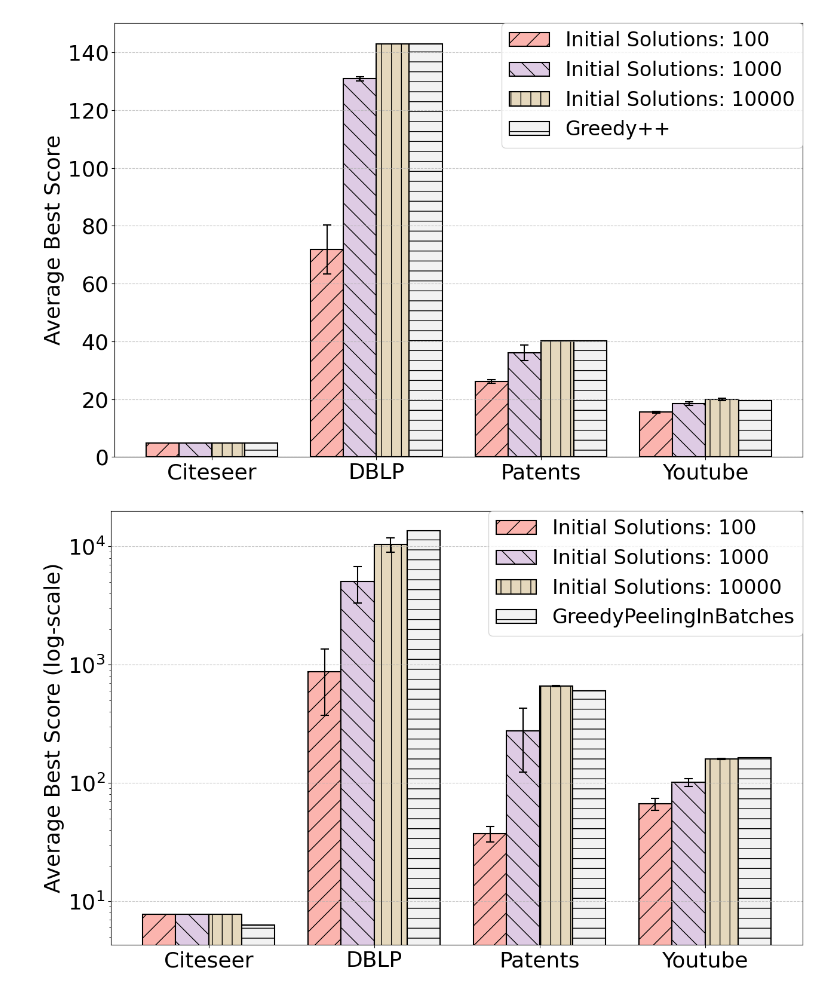
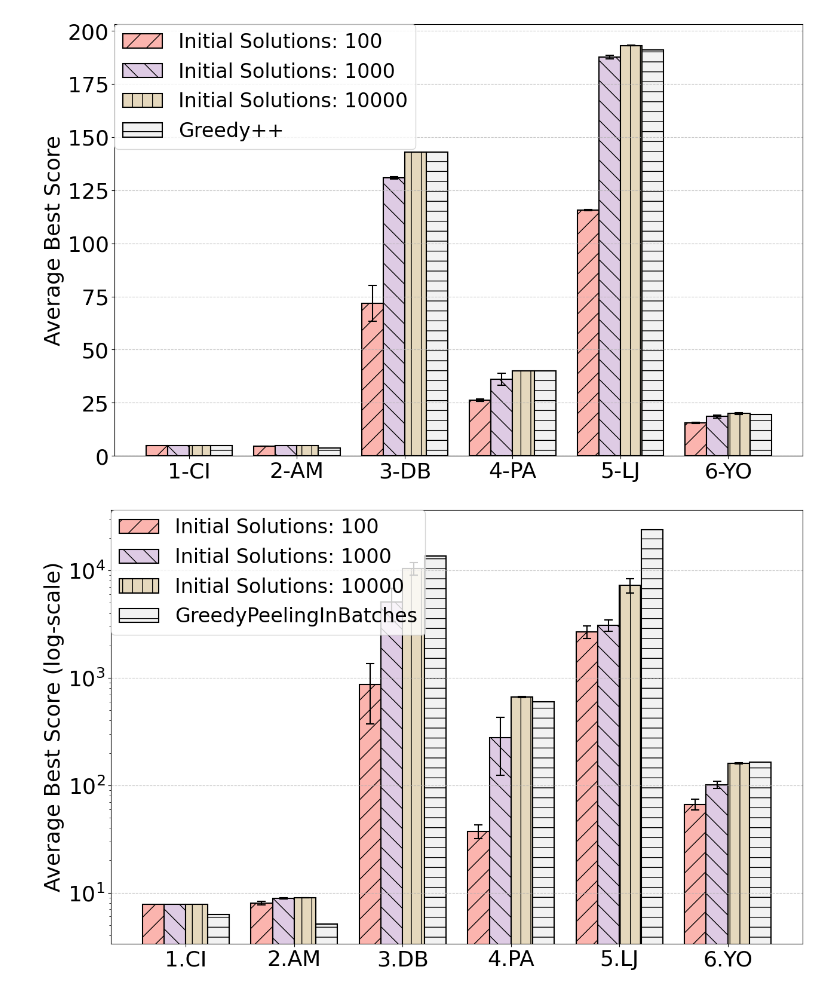
Before and after one commit to dcc-ufla-graph-mining/fractal, a Jupyter notebook: plots/optimality_plots.ipynb, the cells around one changed output. Saved outputs shown, nothing was run; the diff lists cells and outputs as text; code cells hidden in the pictures.

Commit message:
update-plots

```diff
--- a/plots/optimality_plots.ipynb
+++ b/plots/optimality_plots.ipynb
@@ -288,25 +289,29 @@ def plot_average_by_group_and_initial_solutions(df: pd.DataFrame, grouping_colum
     plt.show()
 # %%
 grouping_cols = ["Graph Name"]
-df = grouped_df[(grouped_df["Objective Function"] == "densesubgraph") & (grouped_df['Graph Name'].isin(['citeseer', 'dblp', 'patents', 'youtube'])) & (grouped_df['Initial Solutions'] > 32)].copy()
+df = grouped_df[(grouped_df["Objective Function"] == "densesubgraph") & (grouped_df['Graph Name'].isin(['citeseer', 'amazon', 'dblp', 'patents', 'livejournal', 'youtube'])) & (grouped_df['Initial Solutions'] > 32)].copy()
 df['Graph Name'] = df['Graph Name'].replace({
-    'citeseer': 'Citeseer',
-    'dblp': 'DBLP',
-    'patents': 'Patents',
-    'youtube': 'Youtube',
+    'citeseer': '1-CI',
+    'amazon': '2-AM',
+    'dblp': '3-DB',
+    'patents': '4-PA',
+    'livejournal': '5-LJ',
+    'youtube': '6-YO',
 })
-plot_average_by_group_and_initial_solutions(df, grouping_cols, {'Greedy++': [4.905,143,40.129,19.389]}, title="Optimality Dense Subgraph")
+plot_average_by_group_and_initial_solutions(df, grouping_cols, {'Greedy++': [4.905,3.758,143,40.129,190.984,19.389]}, title="Optimality Dense Subgraph")
 # %% [output]
-[figure, old version]
+[figure, new version]
 # %%
 grouping_cols = ["Graph Name"]
-df = grouped_df[(grouped_df["Objective Function"] == "triangledensestsubgraph") & (grouped_df['Graph Name'].isin(['citeseer', 'dblp', 'patents', 'youtube'])) & (grouped_df['Initial Solutions'] > 32)].copy()
+df = grouped_df[(grouped_df["Objective Function"] == "triangledensestsubgraph") & (grouped_df['Graph Name'].isin(['citeseer', 'amazon', 'dblp', 'patents', 'livejournal', 'youtube'])) & (grouped_df['Initial Solutions'] > 32)].copy()
 df['Graph Name'] = df['Graph Name'].replace({
-    'citeseer': 'Citeseer',
-    'dblp': 'DBLP',
-    'patents': 'Patents',
-    'youtube': 'Youtube',
+    'citeseer': '1.CI',
+    'amazon': '2.AM',
+    'dblp': '3.DB',
+    'patents': '4.PA',
+    'livejournal': '5.LJ',
+    'youtube': '6.YO',
 })
-plot_average_by_group_and_initial_solutions(df, grouping_cols, {'GreedyPeelingInBatches': [6.272727273,13585,599.8496241,164.1794872]}, title="Optimality Triangle Densest Subgraph", log_scale=True)
+plot_average_by_group_and_initial_solutions(df, grouping_cols, {'GreedyPeelingInBatches': [6.272727273,5.094339623,13585,599.8496241,23870.01567,164.1794872]}, title="Optimality Triangle Densest Subgraph", log_scale=True)
 # %% [output]
-[figure, old version]
+[figure, new version]
```
Also changed, not shown: parts of 6 cells of this notebook, 25 other files.
